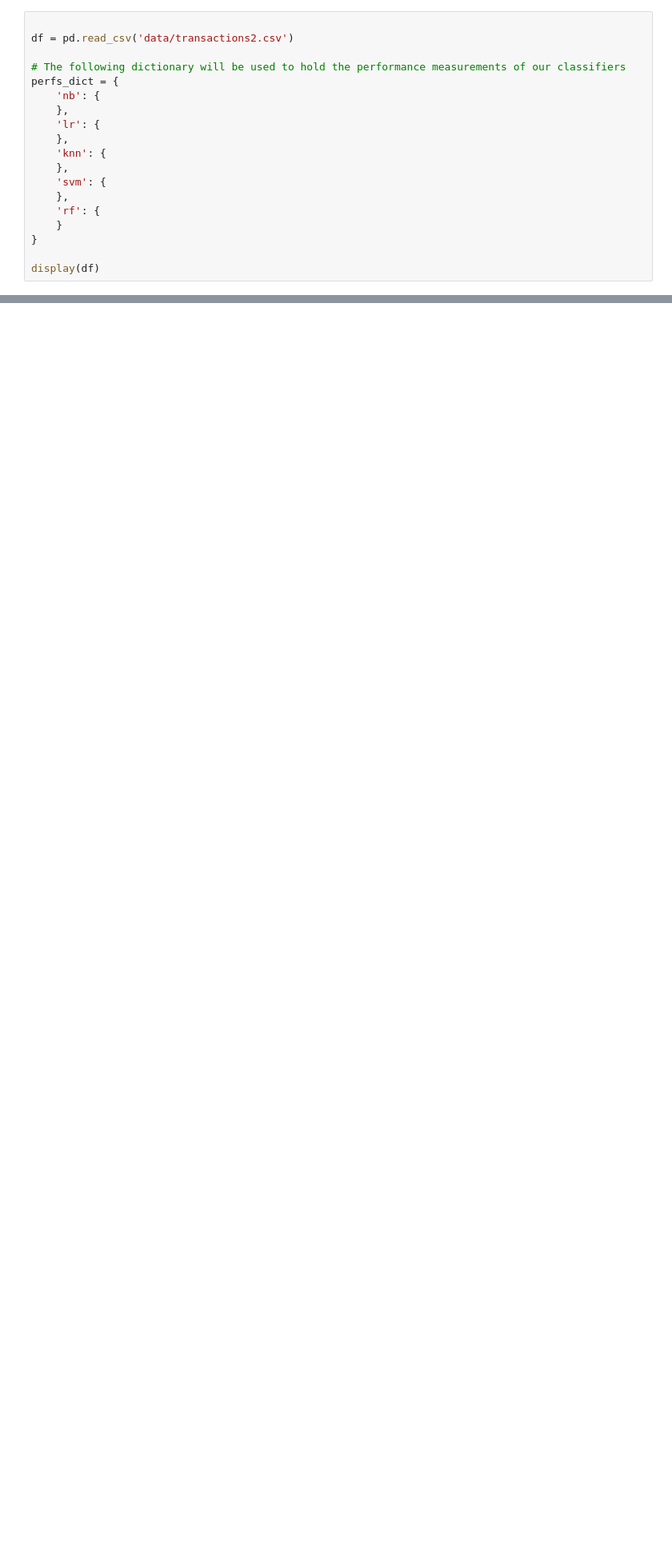
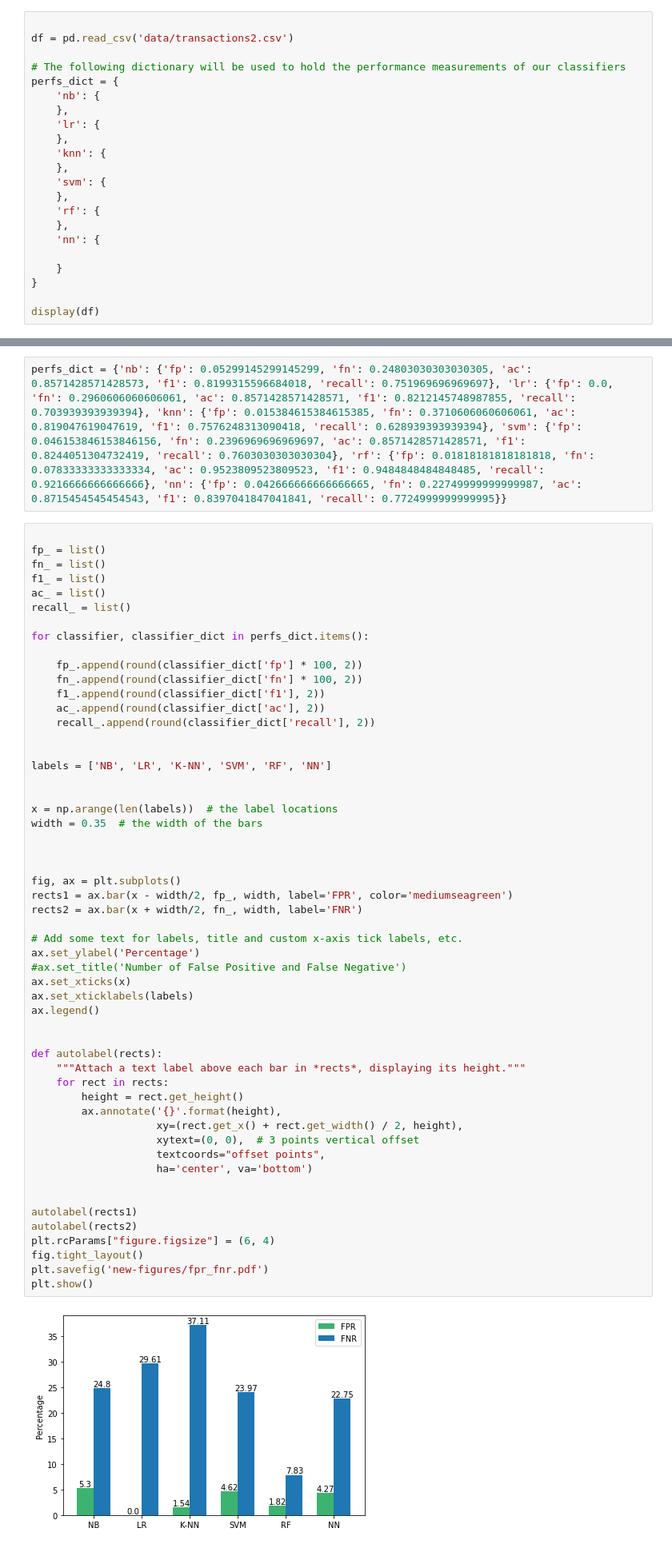
Before and after one commit to mojtaba-eshghie/Dynamit, a Jupyter notebook: detector/dynamit.ipynb, the cells around one changed output, grey strips where cells are left out. Shown at 80% size. Cells and saved outputs as stored; diff of their text form; blank space fills up the shorter version.

Commit message:
adding the new neural network classifier

```diff
--- a/detector/dynamit.ipynb
+++ b/detector/dynamit.ipynb
@@ -340,6 +322,9 @@ perfs_dict = {
     'svm': {
     },
     'rf': {
+    },
+    'nn': {
+
     }
 }
 
@@ -1085,0 +1349,58 @@ print(perfs_dict)
+# %%
+perfs_dict = {'nb': {'fp': 0.05299145299145299, 'fn': 0.24803030303030305, 'ac': 0.8571428571428573, 'f1': 0.8199315596684018, 'recall': 0.751969696969697}, 'lr': {'fp': 0.0, 'fn': 0.2960606060606061, 'ac': 0.8571428571428571, 'f1': 0.8212145748987855, 'recall': 0.703939393939394}, 'knn': {'fp': 0.015384615384615385, 'fn': 0.3710606060606061, 'ac': 0.819047619047619, 'f1': 0.7576248313090418, 'recall': 0.628939393939394}, 'svm': {'fp': 0.046153846153846156, 'fn': 0.2396969696969697, 'ac': 0.8571428571428571, 'f1': 0.8244051304732419, 'recall': 0.7603030303030304}, 'rf': {'fp': 0.01818181818181818, 'fn': 0.07833333333333334, 'ac': 0.9523809523809523, 'f1': 0.9484848484848485, 'recall': 0.9216666666666666}, 'nn': {'fp': 0.042666666666666665, 'fn': 0.22749999999999987, 'ac': 0.8715454545454543, 'f1': 0.8397041847041841, 'recall': 0.7724999999999995}}
+# %%
+
+fp_ = list()
+fn_ = list()
+f1_ = list()
+ac_ = list()
+recall_ = list()
+
+for classifier, classifier_dict in perfs_dict.items():
+
+    fp_.append(round(classifier_dict['fp'] * 100, 2))
+    fn_.append(round(classifier_dict['fn'] * 100, 2))
+    f1_.append(round(classifier_dict['f1'], 2))
+    ac_.append(round(classifier_dict['ac'], 2))
+    recall_.append(round(classifier_dict['recall'], 2))
+
+
+labels = ['NB', 'LR', 'K-NN', 'SVM', 'RF', 'NN']
+
+
+x = np.arange(len(labels))  # the label locations
+width = 0.35  # the width of the bars
+
+
+
+fig, ax = plt.subplots()
+rects1 = ax.bar(x - width/2, fp_, width, label='FPR', color='mediumseagreen')
+rects2 = ax.bar(x + width/2, fn_, width, label='FNR')
+
+# Add some text for labels, title and custom x-axis tick labels, etc.
+ax.set_ylabel('Percentage')
+#ax.set_title('Number of False Positive and False Negative')
+ax.set_xticks(x)
+ax.set_xticklabels(labels)
+ax.legend()
+
+
+def autolabel(rects):
+    """Attach a text label above each bar in *rects*, displaying its height."""
+    for rect in rects:
+        height = rect.get_height()
+        ax.annotate('{}'.format(height),
+                    xy=(rect.get_x() + rect.get_width() / 2, height),
+                    xytext=(0, 0),  # 3 points vertical offset
+                    textcoords="offset points",
+                    ha='center', va='bottom')
+
+
+autolabel(rects1)
+autolabel(rects2)
+plt.rcParams["figure.figsize"] = (6, 4)
+fig.tight_layout()
+plt.savefig('new-figures/fpr_fnr.pdf')
+plt.show()
+# %% [output]
+[figure, added]
```
Also changed, not shown: parts of 26 cells of this notebook, 19 other files.
